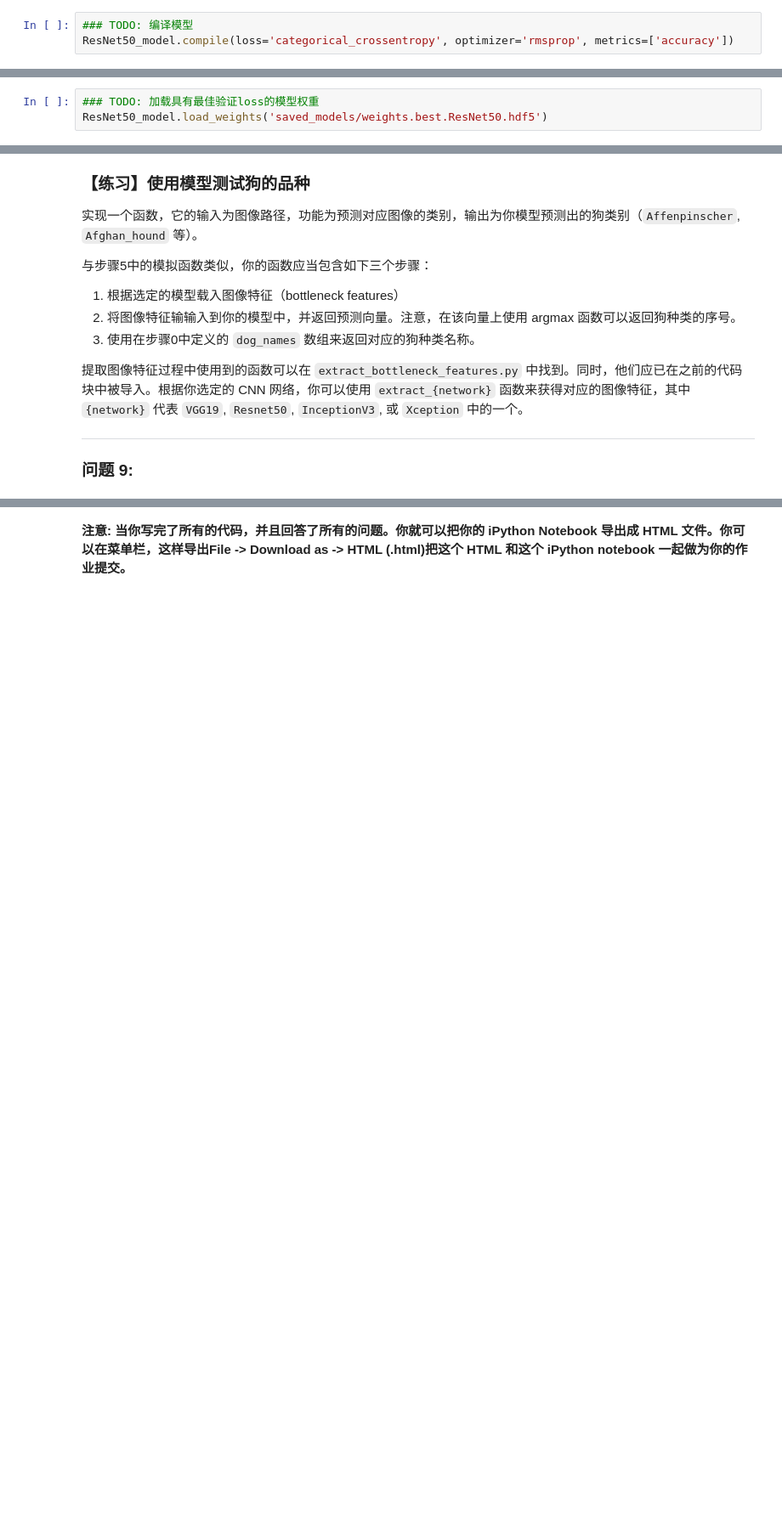
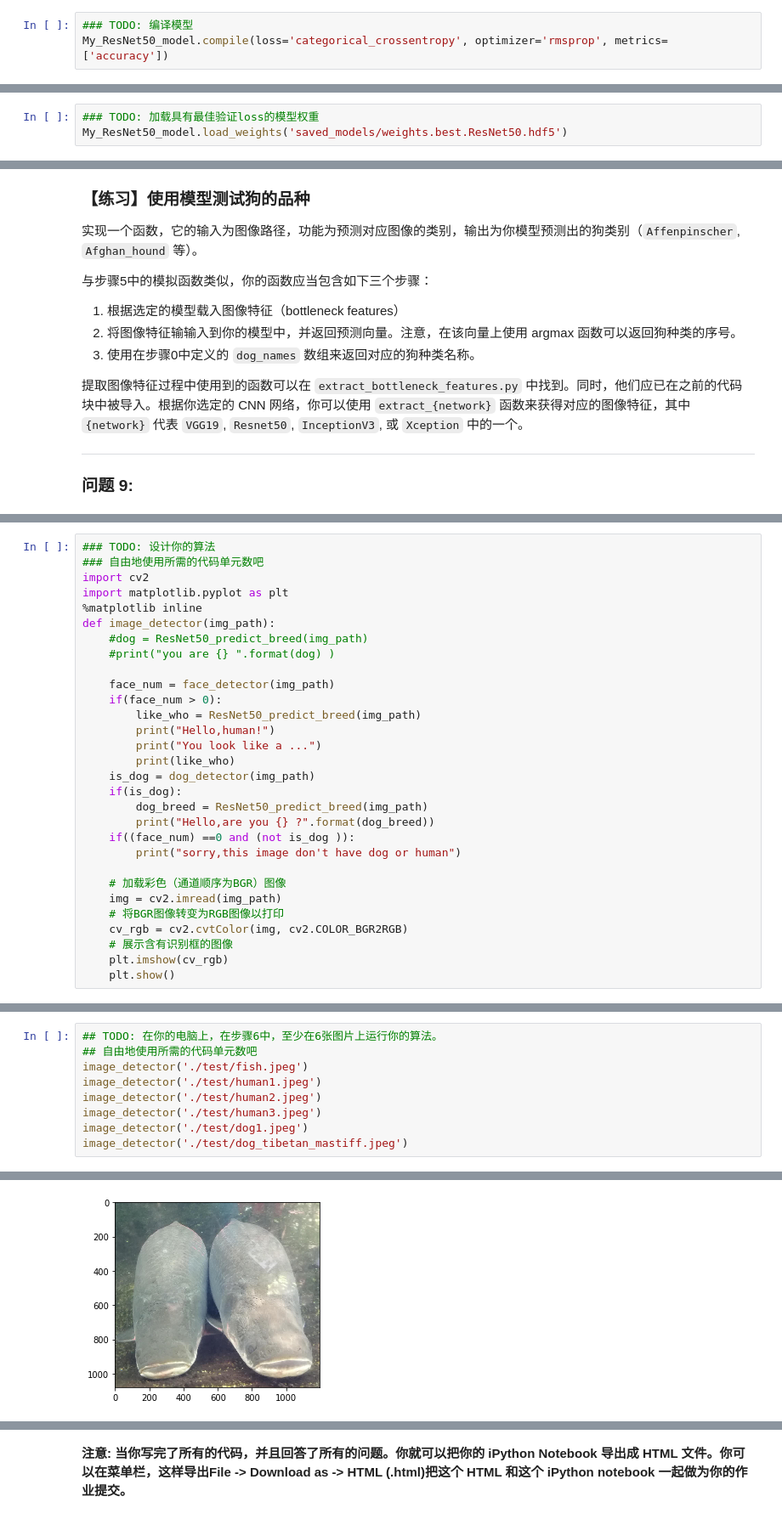
Before and after one commit to imkeno/dog-project, a Jupyter notebook: dog_app.ipynb, the cells around one changed output, grey strips where cells are left out. Shown at 85% size. Drawn from its saved outputs; the diff is of its cells as text; blank space fills up the shorter version.

```diff
--- a/dog_app.ipynb
+++ b/dog_app.ipynb
@@ -747,7 +771,7 @@ Non-trainable params: 0.0
 _________________________________________________________________
 # %%
 ### TODO: 编译模型
-ResNet50_model.compile(loss='categorical_crossentropy', optimizer='rmsprop', metrics=['accuracy'])
+My_ResNet50_model.compile(loss='categorical_crossentropy', optimizer='rmsprop', metrics=['accuracy'])
 # %% [markdown]
 ---
 
@@ -790,7 +809,7 @@ Epoch 20/20
 <keras.callbacks.History at 0x...>
 # %%
 ### TODO: 加载具有最佳验证loss的模型权重
-ResNet50_model.load_weights('saved_models/weights.best.ResNet50.hdf5')
+My_ResNet50_model.load_weights('saved_models/weights.best.ResNet50.hdf5')
 # %% [markdown]
 ---
 
@@ -899,3 +898,33 @@ def dog_classify(img_path):
+# %%
+### TODO: 设计你的算法
+### 自由地使用所需的代码单元数吧
+import cv2
+import matplotlib.pyplot as plt
+%matplotlib inline
+def image_detector(img_path):
+    #dog = ResNet50_predict_breed(img_path)
+    #print("you are {} ".format(dog) )
+
+    face_num = face_detector(img_path)
+    if(face_num > 0):
+        like_who = ResNet50_predict_breed(img_path)
+        print("Hello,human!")
+        print("You look like a ...")
+        print(like_who)
+    is_dog = dog_detector(img_path)
+    if(is_dog):
+        dog_breed = ResNet50_predict_breed(img_path)
+        print("Hello,are you {} ?".format(dog_breed))
+    if((face_num) ==0 and (not is_dog )):
+        print("sorry,this image don't have dog or human")
+
+    # 加载彩色（通道顺序为BGR）图像
+    img = cv2.imread(img_path)
+    # 将BGR图像转变为RGB图像以打印
+    cv_rgb = cv2.cvtColor(img, cv2.COLOR_BGR2RGB)
+    # 展示含有识别框的图像
+    plt.imshow(cv_rgb)
+    plt.show()
 # %% [markdown]
 ---
 <a id='step7'></a>
@@ -918,0 +949,10 @@ def dog_classify(img_path):
+# %%
+## TODO: 在你的电脑上，在步骤6中，至少在6张图片上运行你的算法。
+## 自由地使用所需的代码单元数吧
+image_detector('./test/fish.jpeg')
+image_detector('./test/human1.jpeg')
+image_detector('./test/human2.jpeg')
+image_detector('./test/human3.jpeg')
+image_detector('./test/dog1.jpeg')
+image_detector('./test/dog_tibetan_mastiff.jpeg')
+# %% [output]
@@ -918,0 +961 @@ def dog_classify(img_path):
+[figure, added]
```
Also changed, not shown: parts of 24 cells of this notebook, 1 other file.
